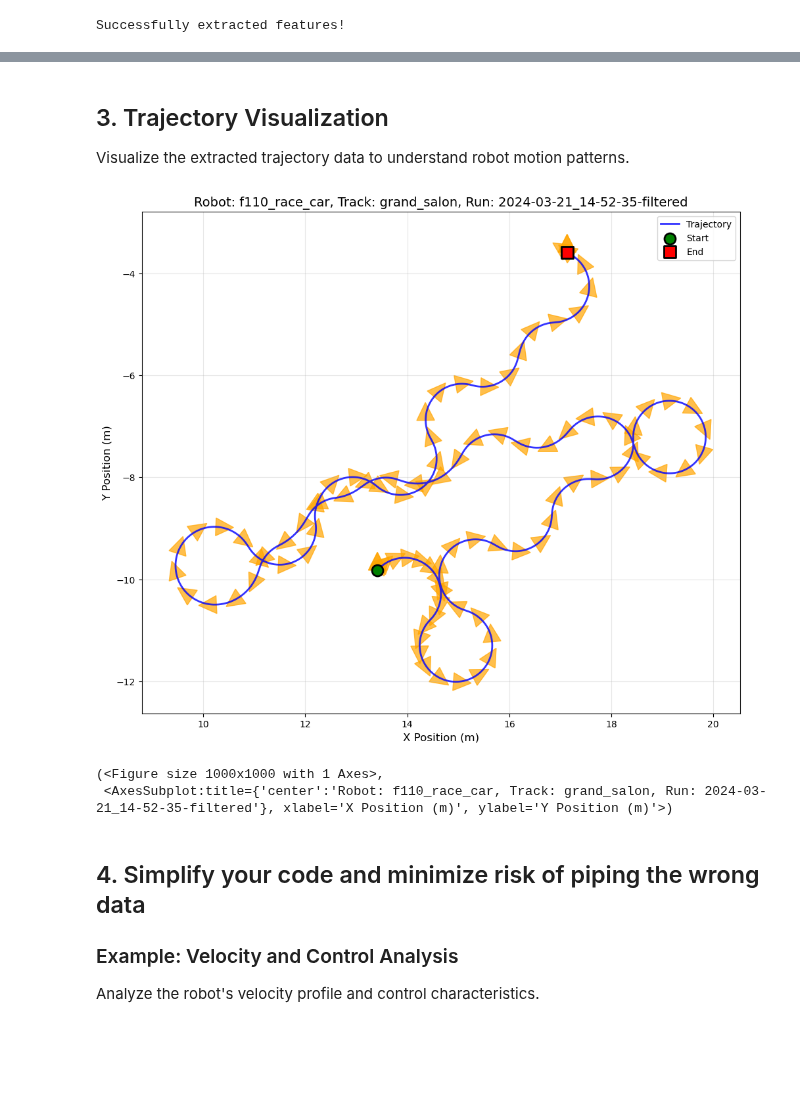
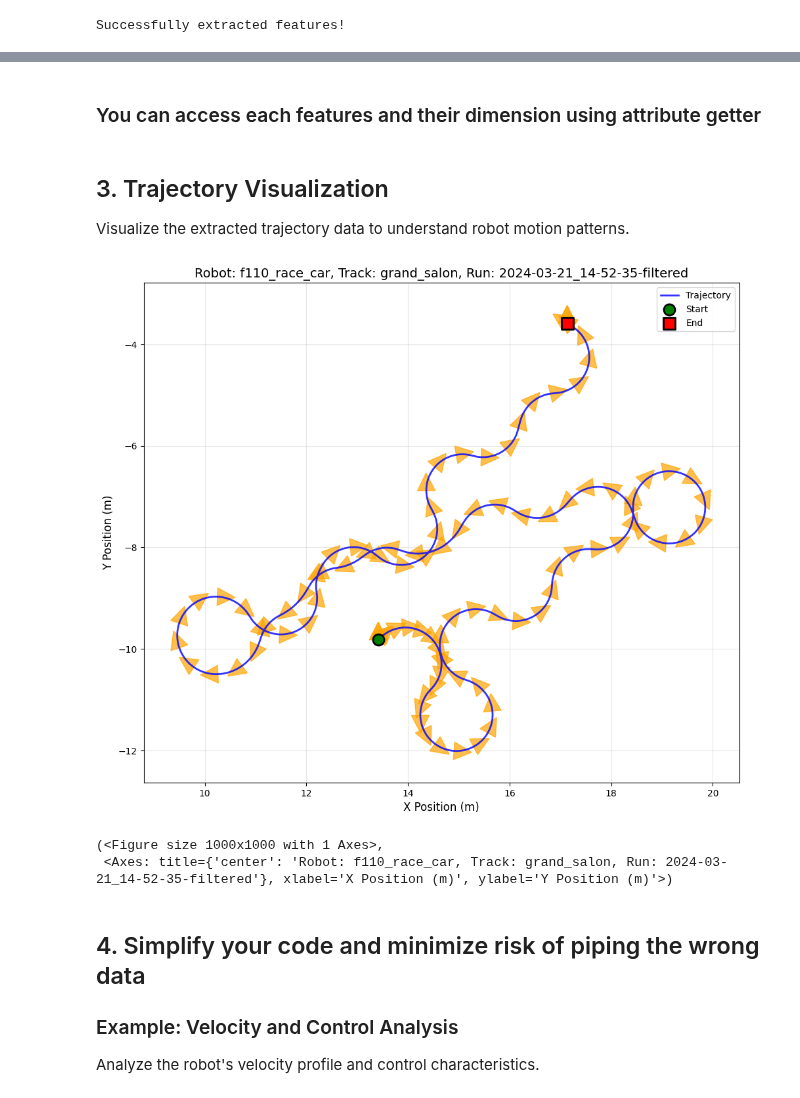
Before and after one commit to norlab-ulaval/trajectory-container-tools, a Jupyter notebook: notebooks/rosbag_usage_example.ipynb, the cells around one changed output, grey strips where cells are left out. Cells and saved outputs as stored; diff of their text form; code cells hidden in the pictures; blank space fills up the shorter version.

```diff
--- a/notebooks/rosbag_usage_example.ipynb
+++ b/notebooks/rosbag_usage_example.ipynb
@@ -20,11 +25,3 @@ print(f"Using ROS bag: {rosbag_path}")
 Using ROS bag: data/repository_data/tests_data/rosbag_test_data/rosbag-vaul-f110-grand-salon-raw-msg/2024-03-21_14-52-35-filtered
 # %% [markdown]
 ## Introspect the ros bag contents
-# %%
-from trajectory_container_tools.rosbag_to_tct import check_bag_topics
-from trajectory_container_tools.utils.ros2_non_native_msg import register_non_native_msgs
-
-# Register non-native ros message
-register_non_native_msgs()
-
-rosbag_path = check_bag_topics(rosbag_path)
@@ -44,0 +30,2 @@ Available topics:
+# %%
+rosbag_path = tct.check_bag_topics(rosbag_path)
@@ -44,0 +53,11 @@ Available topics:
+# %%
+from trajectory_container_tools.dataclasses import NavMsgsOdometry, SensorMsgsImu, AckermannMsgsAckermannDriveStamped
+
+tc_odom = tct.from_rosbag(
+    rosbag_path,
+    dataset_info=f"Robot: f110_race_car, Track: grand_salon, Run: {BAG}",
+    features_config={
+        "/odom": NavMsgsOdometry,
+    },
+)
+print(tc_odom)
@@ -245,0 +243,2 @@ print(mf1.topic_odom)
+# %% [markdown]
+### You can access each features and their dimension using attribute getter
@@ -250,11 +257,11 @@ Visualize the extracted trajectory data to understand robot motion patterns.
 # %%
 from trajectory_container_tools.utils.plot import plot_trajectory_2d
 
-plot_trajectory_2d(mf1)
+plot_trajectory_2d(tc_odom)
 # %% [output]
-[figure, old version]
+[figure, new version]
 (<Figure size 1000x1000 with 1 Axes>,
- <AxesSubplot:title={'center':'Robot: f110_race_car, Track: grand_salon, Run: 2024-03-21_14-52-35-filtered'}, xlabel='X Position (m)', ylabel='Y Position (m)'>)
+ <Axes: title={'center': 'Robot: f110_race_car, Track: grand_salon, Run: 2024-03-21_14-52-35-filtered'}, xlabel='X Position (m)', ylabel='Y Position (m)'>)
 # %% [markdown]
 ## 4. Simplify your code and minimize risk of piping the wrong data
 
```
Also changed, not shown: parts of 25 cells of this notebook, 43 other files.
